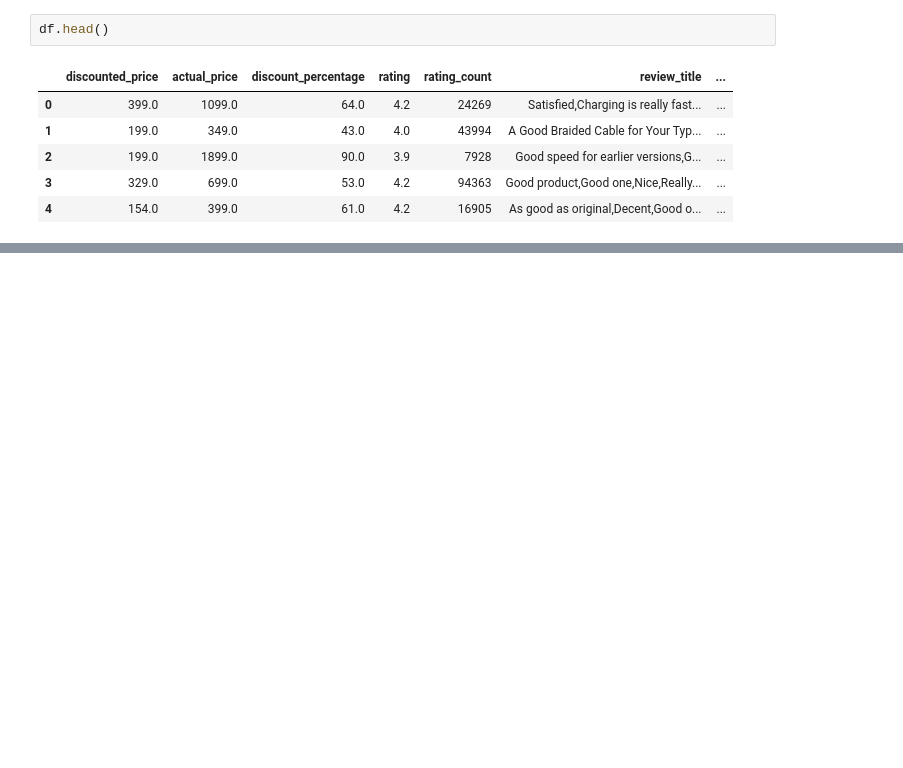
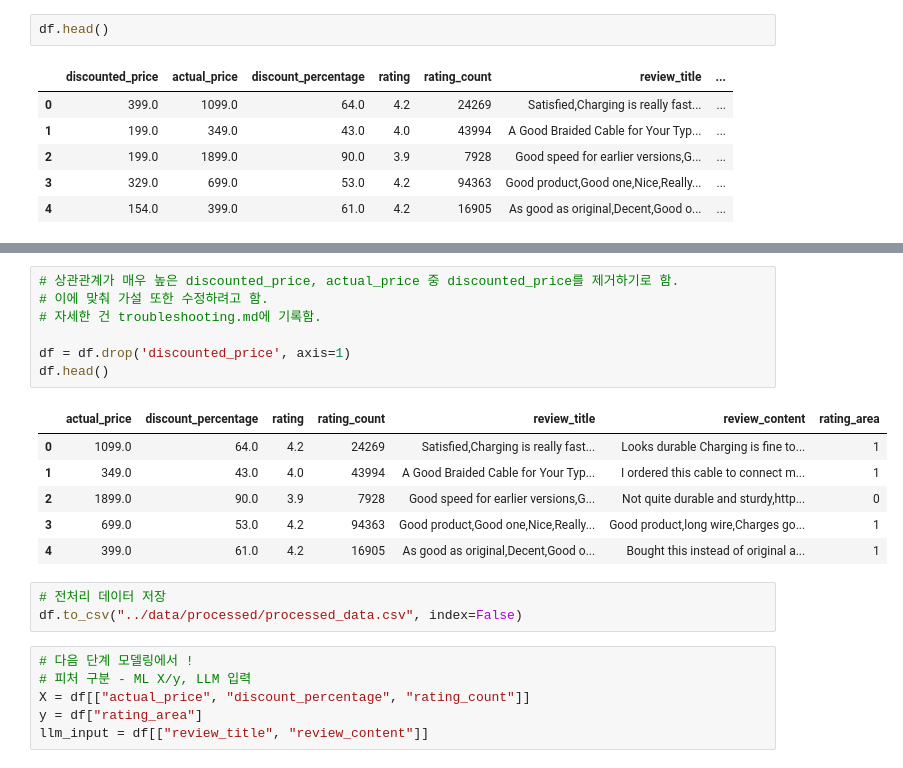
Before and after one commit to user-hjjoo/dacos-team3-toyproject, a Jupyter notebook: notebooks/01_edaNprocessing.ipynb, the cells around one changed output, grey strips where cells are left out. Saved outputs shown, nothing was run; the diff lists cells and outputs as text; blank space fills up the shorter version.

```diff
--- a/notebooks/01_edaNprocessing.ipynb
+++ b/notebooks/01_edaNprocessing.ipynb
@@ -340,0 +354,23 @@ df.head()
+# %%
+# 상관관계가 매우 높은 discounted_price, actual_price 중 discounted_price를 제거하기로 함.
+# 이에 맞춰 가설 또한 수정하려고 함.
+# 자세한 건 troubleshooting.md에 기록함.
+
+df = df.drop('discounted_price', axis=1)
+df.head()
+# %% [output]
+|  | actual_price | discount_percentage | rating | rating_count | review_title | review_content | rating_area |
+| 0 | 1099.0 | 64.0 | 4.2 | 24269 | Satisfied,Charging is really fast... | Looks durable Charging is fine to... | 1 |
+| 1 | 349.0 | 43.0 | 4.0 | 43994 | A Good Braided Cable for Your Typ... | I ordered this cable to connect m... | 1 |
+| 2 | 1899.0 | 90.0 | 3.9 | 7928 | Good speed for earlier versions,G... | Not quite durable and sturdy,http... | 0 |
+| 3 | 699.0 | 53.0 | 4.2 | 94363 | Good product,Good one,Nice,Really... | Good product,long wire,Charges go... | 1 |
+| 4 | 399.0 | 61.0 | 4.2 | 16905 | As good as original,Decent,Good o... | Bought this instead of original a... | 1 |
+# %%
+# 전처리 데이터 저장
+df.to_csv("../data/processed/processed_data.csv", index=False)
+# %%
+# 다음 단계 모델링에서 !
+# 피처 구분 - ML X/y, LLM 입력
+X = df[["actual_price", "discount_percentage", "rating_count"]]
+y = df["rating_area"]
+llm_input = df[["review_title", "review_content"]]
```
Also changed, not shown: parts of 1 cell of this notebook, 2 other files.
